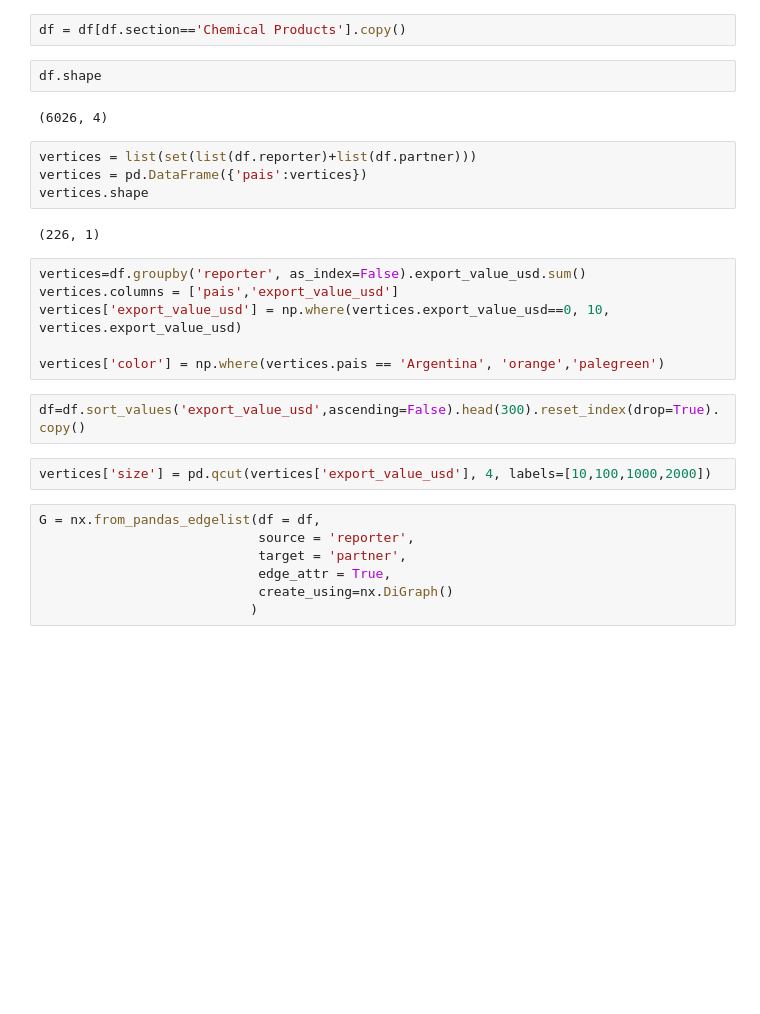
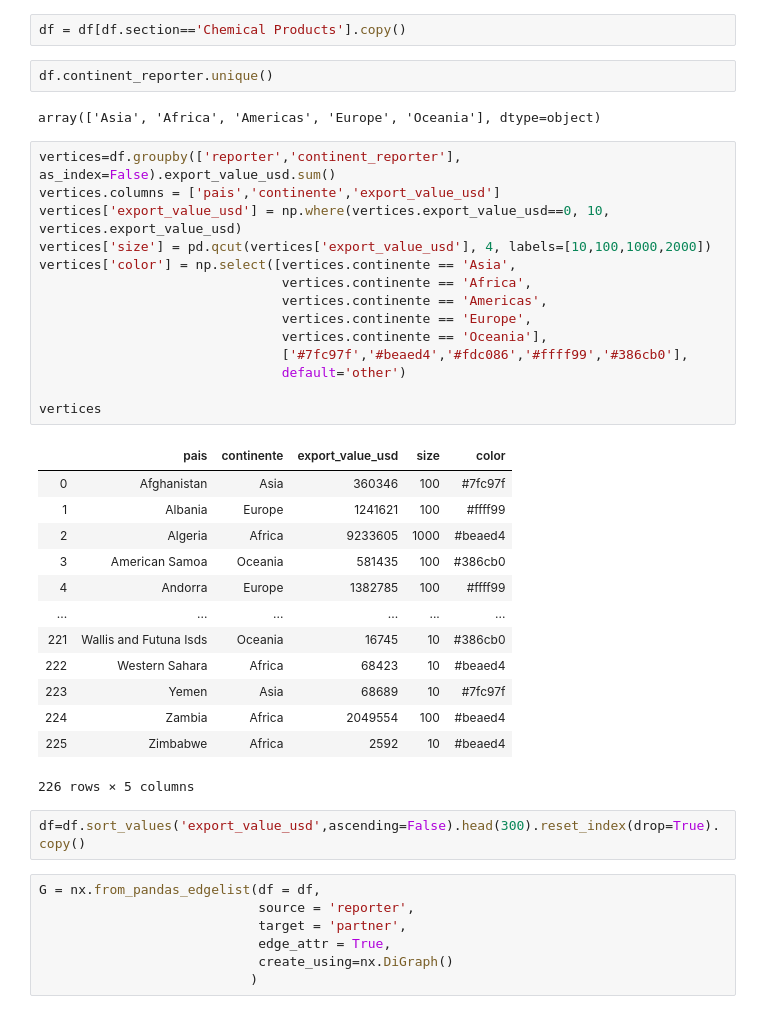
Before and after one commit to karbartolome/comercio-exterior, a Jupyter notebook: opentradestatistics.ipynb, the cells around one changed output. Drawn from its saved outputs; the diff is of its cells as text; blank space fills up the shorter version.

```diff
--- a/opentradestatistics.ipynb
+++ b/opentradestatistics.ipynb
@@ -32,26 +32,40 @@ array(['Unspecified', 'Chemical Products', 'Plastics and Rubbers',
       dtype=object)
 # %%
 df = df[df.section=='Chemical Products'].copy()
-# %%
-df.shape
-# %% [output]
-(6026, 4)
-# %%
-vertices = list(set(list(df.reporter)+list(df.partner)))
-vertices = pd.DataFrame({'pais':vertices})
-vertices.shape
-# %% [output]
-(226, 1)
+# %%
+df.continent_reporter.unique()
+# %% [output]
+array(['Asia', 'Africa', 'Americas', 'Europe', 'Oceania'], dtype=object)
 # %%
-vertices=df.groupby('reporter', as_index=False).export_value_usd.sum()
-vertices.columns = ['pais','export_value_usd']
+vertices=df.groupby(['reporter','continent_reporter'], as_index=False).export_value_usd.sum()
+vertices.columns = ['pais','continente','export_value_usd']
 vertices['export_value_usd'] = np.where(vertices.export_value_usd==0, 10, vertices.export_value_usd)
+vertices['size'] = pd.qcut(vertices['export_value_usd'], 4, labels=[10,100,1000,2000])
+vertices['color'] = np.select([vertices.continente == 'Asia',
+                               vertices.continente == 'Africa',
+                               vertices.continente == 'Americas',
+                               vertices.continente == 'Europe',
+                               vertices.continente == 'Oceania'],
+                               ['#7fc97f','#beaed4','#fdc086','#ffff99','#386cb0'],
+                               default='other')
 
-vertices['color'] = np.where(vertices.pais == 'Argentina', 'orange','palegreen')
+vertices
+# %% [output]
+|  | pais | continente | export_value_usd | size | color |
+| 0 | Afghanistan | Asia | 360346 | 100 | #7fc97f |
+| 1 | Albania | Europe | 1241621 | 100 | #ffff99 |
+| 2 | Algeria | Africa | 9233605 | 1000 | #beaed4 |
+| 3 | American Samoa | Oceania | 581435 | 100 | #386cb0 |
+| 4 | Andorra | Europe | 1382785 | 100 | #ffff99 |
+| ... | ... | ... | ... | ... | ... |
+| 221 | Wallis and Futuna Isds | Oceania | 16745 | 10 | #386cb0 |
+| 222 | Western Sahara | Africa | 68423 | 10 | #beaed4 |
+| 223 | Yemen | Asia | 68689 | 10 | #7fc97f |
+| 224 | Zambia | Africa | 2049554 | 100 | #beaed4 |
+| 225 | Zimbabwe | Africa | 2592 | 10 | #beaed4 |
+226 rows × 5 columns
 # %%
 df=df.sort_values('export_value_usd',ascending=False).head(300).reset_index(drop=True).copy()
-# %%
-vertices['size'] = pd.qcut(vertices['export_value_usd'], 4, labels=[10,100,1000,2000])
 # %%
 G = nx.from_pandas_edgelist(df = df,
                             source = 'reporter',
```
Also changed, not shown: parts of 7 cells of this notebook, 2 other files.
